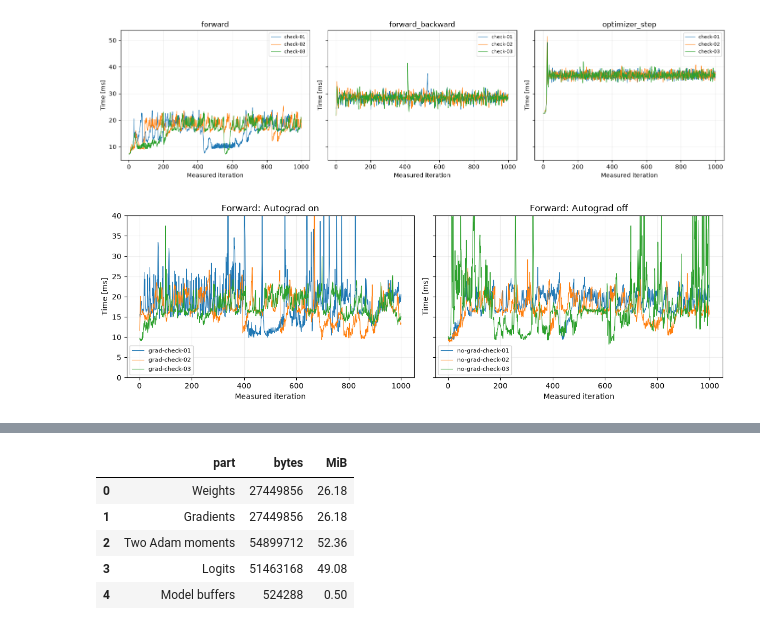
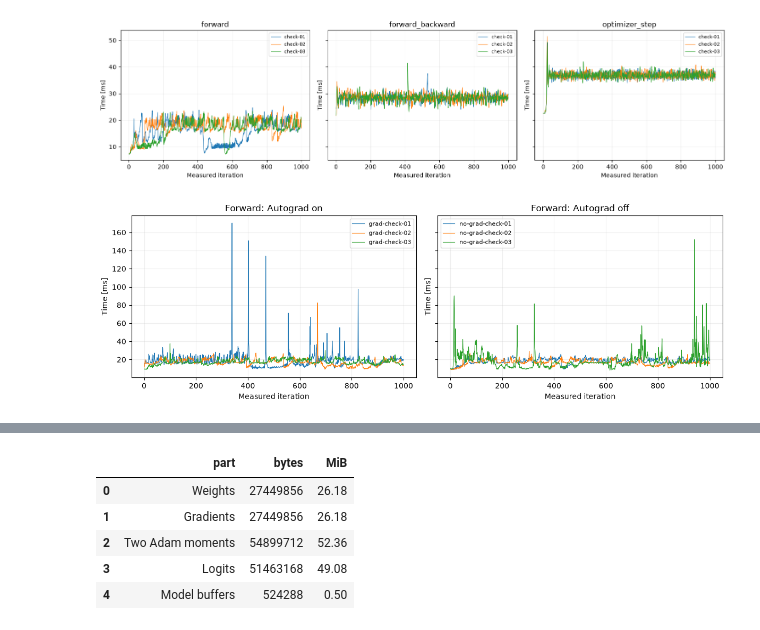
Before and after one commit to WiktorZoga/llm-systems-lab, a Jupyter notebook: experiments/01_depth_scaling/analysis.ipynb, the cells around one changed output, grey strips where cells are left out. Cells and saved outputs as stored; diff of their text form; code cells hidden in the pictures.

```diff
--- a/experiments/01_depth_scaling/analysis.ipynb
+++ b/experiments/01_depth_scaling/analysis.ipynb
@@ -34,0 +127,29 @@ accounting
+# %%
+figures_dir = results_dir.parent / "figures"
+figures_dir.mkdir(exist_ok=True)
+
+for statistic in ["mean", "median"]:
+    fig, axes = plt.subplots(2, 3, figsize=(15, 8), sharex=True, sharey="row")
+    for col, workload in enumerate(workloads):
+        data = comparison[comparison["workload"] == workload]
+        for repeat, points in data.groupby("repeat"):
+            points = points.sort_values("L")
+            axes[0, col].plot(points["L"], points[f"{statistic}_ms"], "o-", label=repeat)
+            axes[1, col].plot(points["L"], points[f"{statistic}_relative"], "o-", label=repeat)
+        axes[1, col].plot(accounting["L"], accounting["relative_to_L2"],
+                          "k--", label="Predicted relative FLOPs")
+        axes[0, col].set_title(workload)
+        axes[0, col].set_ylabel("Time [ms]")
+        axes[1, col].set_ylabel("Relative to L=2")
+        for ax in axes[:, col]:
+            ax.set_xlabel("Layers L")
+            ax.set_xticks(accounting["L"])
+            ax.grid(alpha=0.2)
+            ax.legend(fontsize=8)
+    axes[0, 0].set_ylim(0, comparison[f"{statistic}_ms"].max() * 1.05)
+    axes[1, 0].set_ylim(0, max(comparison[f"{statistic}_relative"].max(),
+                              accounting["relative_to_L2"].max()) * 1.05)
+    fig.suptitle(f"Depth scaling — {statistic} times")
+    fig.tight_layout()
+    fig.savefig(figures_dir / f"depth_{statistic}.png", dpi=150, bbox_inches="tight")
+    plt.show()
@@ -98,27 +216,25 @@ plt.show()
 # %% [output]
 [figure]
 # %%
-zoom = True  # False shows all spikes.
+zoom = False  # True zooms to 0–40 ms; saved samples are never filtered.
 fig, axes = plt.subplots(1, 2, figsize=(12, 4), sharex=True, sharey=True)
 
 for ax, group in zip(axes, ["Autograd on", "Autograd off"]):
-    outside = 0
     for name, result in runs[group].items():
         ms = [s * 1000 for s in result["measurements"]["forward"]["samples_seconds"]]
         ax.plot(range(1, len(ms) + 1), ms, label=name, linewidth=0.8)
-        outside += sum(value > 30 for value in ms)
     ax.set_title(f"Forward: {group}")
     ax.set_xlabel("Measured iteration")
     ax.set_ylabel("Time [ms]")
     ax.grid(alpha=0.2)
     ax.legend(fontsize=8)
     if zoom:
         ax.set_ylim(0, 40)
 
 plt.tight_layout()
 plt.show()
 # %% [output]
-[figure, old version]
+[figure, new version]
 # %% [markdown]
 ## Memory across steps
 
```
Also changed, not shown: parts of 8 cells of this notebook, 38 other files.
